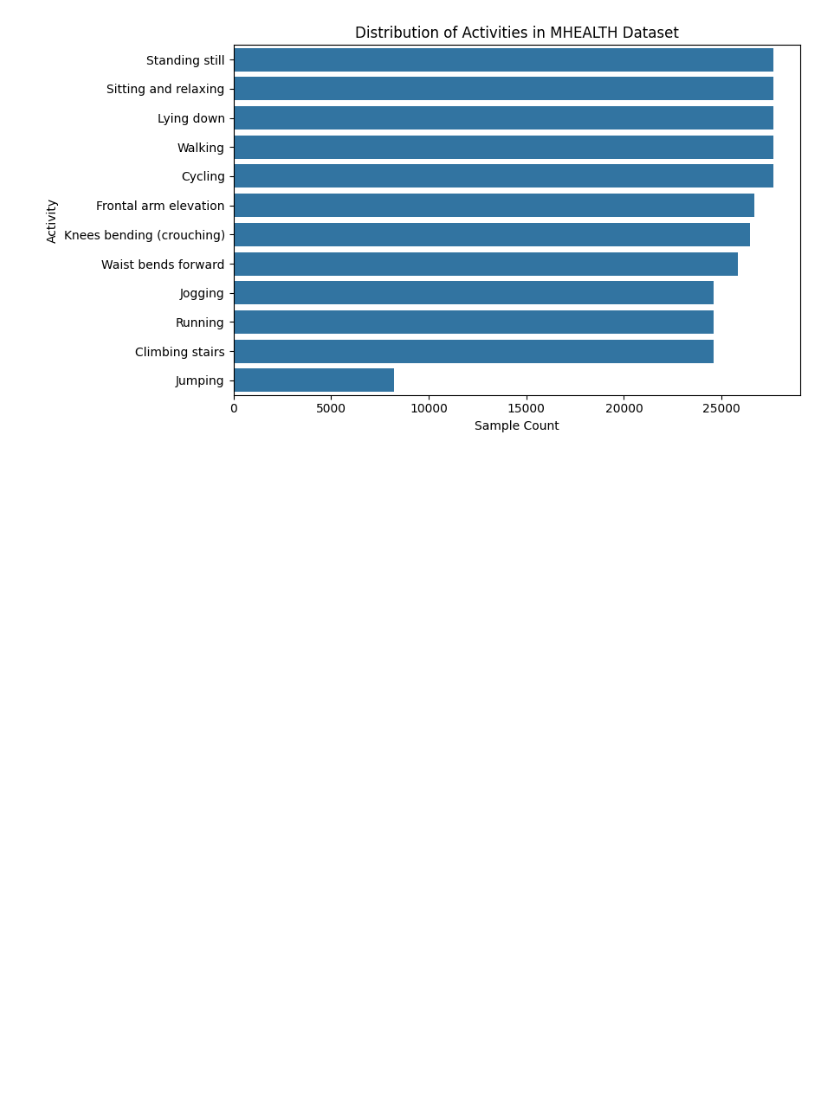
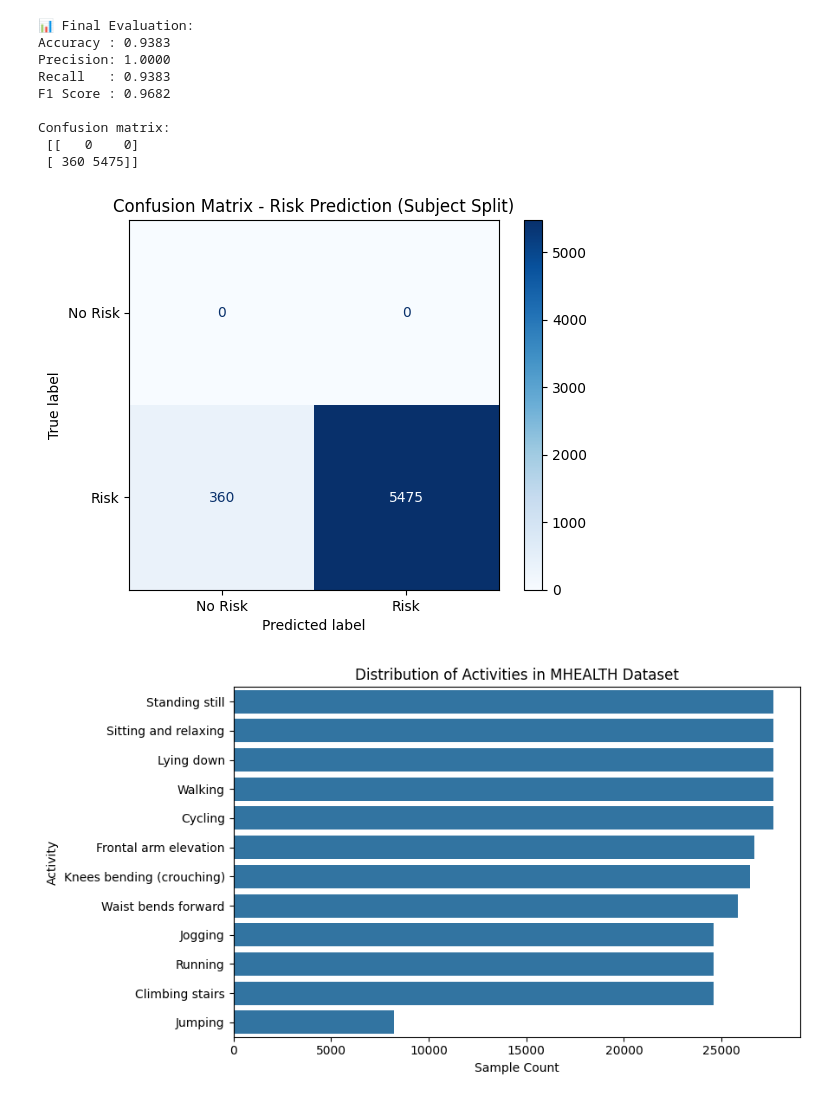
Before and after one commit to ray021207/Comparative-Study-of-Approaches-for-Injury-Risk-Prediction-in-Athletes, a Jupyter notebook: 1D_CNN.ipynb, the cells around one changed output. Drawn from its saved outputs; the diff is of its cells as text; code cells hidden in the pictures; blank space fills up the shorter version.

```diff
--- a/1D_CNN.ipynb
+++ b/1D_CNN.ipynb
@@ -14,0 +110,15 @@ from google.colab import files
+# %%
+# Training Loop
+num_epochs = 40
+for epoch in range(num_epochs):
+    model.train()
+    running_loss = 0.0
+    for xb, yb in train_loader:
+        xb, yb = xb.to(device), yb.to(device)
+        optimizer.zero_grad()
+        preds = model(xb)
+        loss = criterion(preds, yb)
+        loss.backward()
+        optimizer.step()
+        running_loss += loss.item()
+    print(f"Epoch {epoch+1} - Loss: {running_loss:.4f}")
@@ -15,3 +143,46 @@ from google.colab import files
+# %%
+
+# Evaluation
+model.eval()
+y_true, y_pred = [], []
+with torch.no_grad():
+    for xb, yb in val_loader:
+        xb, yb = xb.to(device), yb.to(device)
+        preds = model(xb)
+        pred_labels = torch.argmax(preds, dim=1)
+        y_true.extend(yb.cpu().numpy())
+        y_pred.extend(pred_labels.cpu().numpy())
+
+# Metrics
+accuracy = accuracy_score(y_true, y_pred)
+precision = precision_score(y_true, y_pred)
+recall = recall_score(y_true, y_pred)
+f1 = f1_score(y_true, y_pred)
+
+print("\n📊 Final Evaluation:")
+print(f"Accuracy : {accuracy:.4f}")
+print(f"Precision: {precision:.4f}")
+print(f"Recall   : {recall:.4f}")
+print(f"F1 Score : {f1:.4f}")
+
+# Confusion Matrix
+cm = confusion_matrix(y_true, y_pred)
+print("\nConfusion matrix:\n", cm)
+disp = ConfusionMatrixDisplay(confusion_matrix=cm, display_labels=["No Risk", "Risk"])
+disp.plot(cmap="Blues")
+plt.title("Confusion Matrix - Risk Prediction (Subject Split)")
+plt.show()
+# %% [output]
+📊 Final Evaluation:
+Accuracy : 0.9383
+Precision: 1.0000
+Recall   : 0.9383
+F1 Score : 0.9682
+
+Confusion matrix:
+ [[   0    0]
+ [ 360 5475]]
+[figure, added]
 # %%
 # STEP 1: UPLOAD & LOAD CSV
 # uploaded = files.upload()
```
Also changed, not shown: parts of 2 cells of this notebook.
